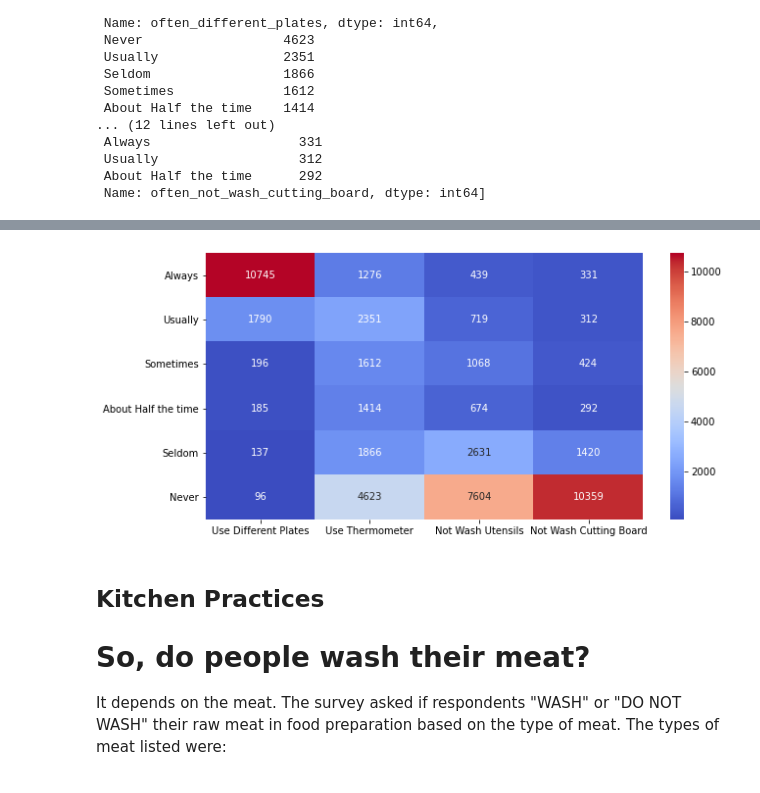
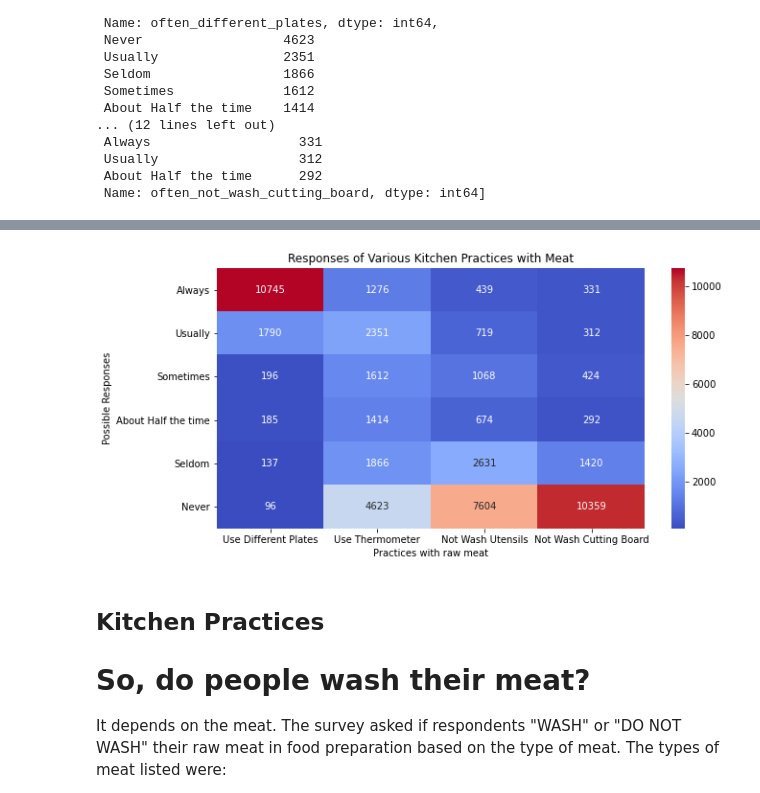
Before and after one commit to bjd9/washmeat, a Jupyter notebook: washmeatexplanatoryslidedeck.ipynb, the cells around one changed output, grey strips where cells are left out. Cells and saved outputs as stored; diff of their text form; code cells hidden in the pictures.

```diff
--- a/washmeatexplanatoryslidedeck.ipynb
+++ b/washmeatexplanatoryslidedeck.ipynb
@@ -1010,9 +1004,12 @@ items
 | Never | 96 | 4623 | 7604 | 10359 |
 # %%
 f, ax = plt.subplots(figsize=(10,5))
-sns.heatmap(items, annot=True, ax=ax, cmap="coolwarm", fmt="d");
+sns.heatmap(items, annot=True, ax=ax, cmap="coolwarm", fmt="d")
+plt.title('Responses of Various Kitchen Practices with Meat')
+plt.ylabel('Possible Responses')
+plt.xlabel('Practices with raw meat');
 # %% [output]
-[figure, old version]
+[figure, new version]
 # %% [markdown]
 ## Kitchen Practices
 
```
Also changed, not shown: parts of 4 cells of this notebook, 3 other files.
